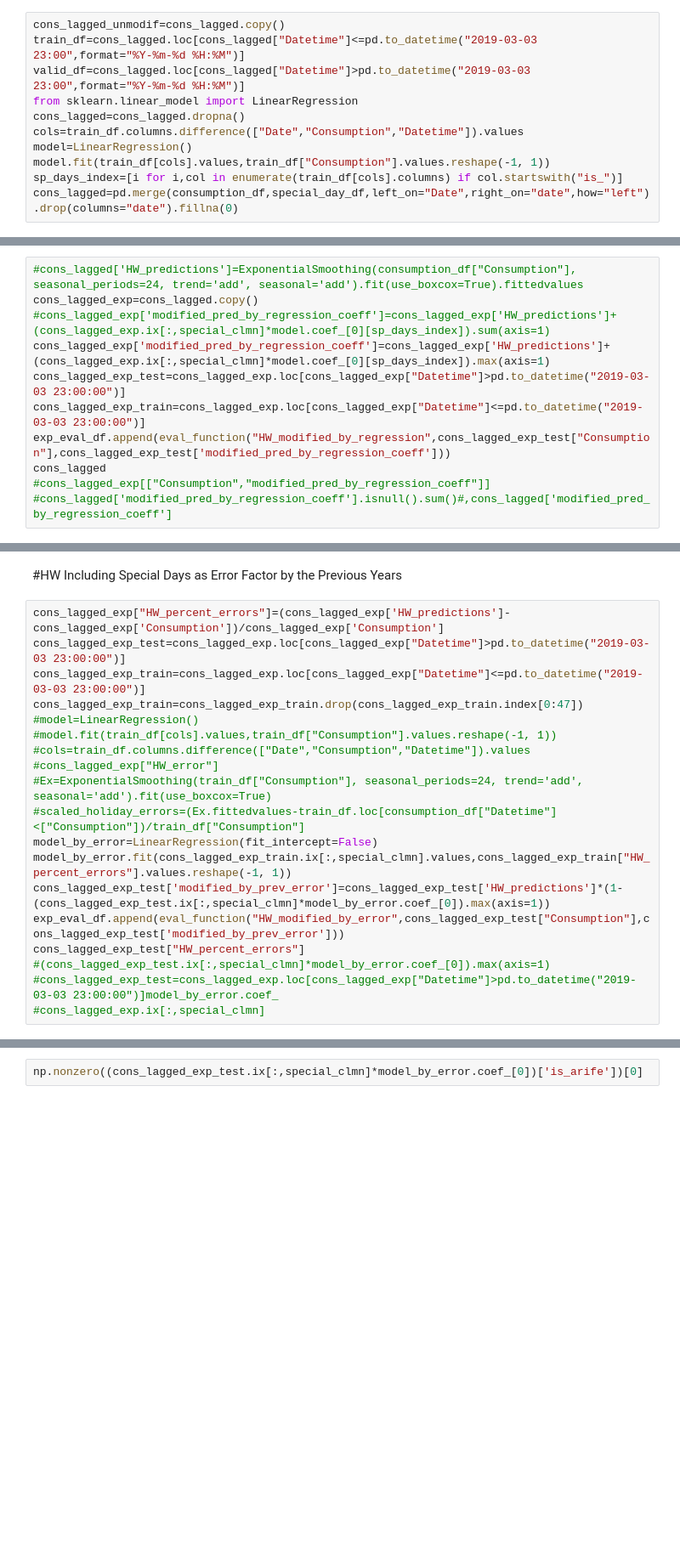
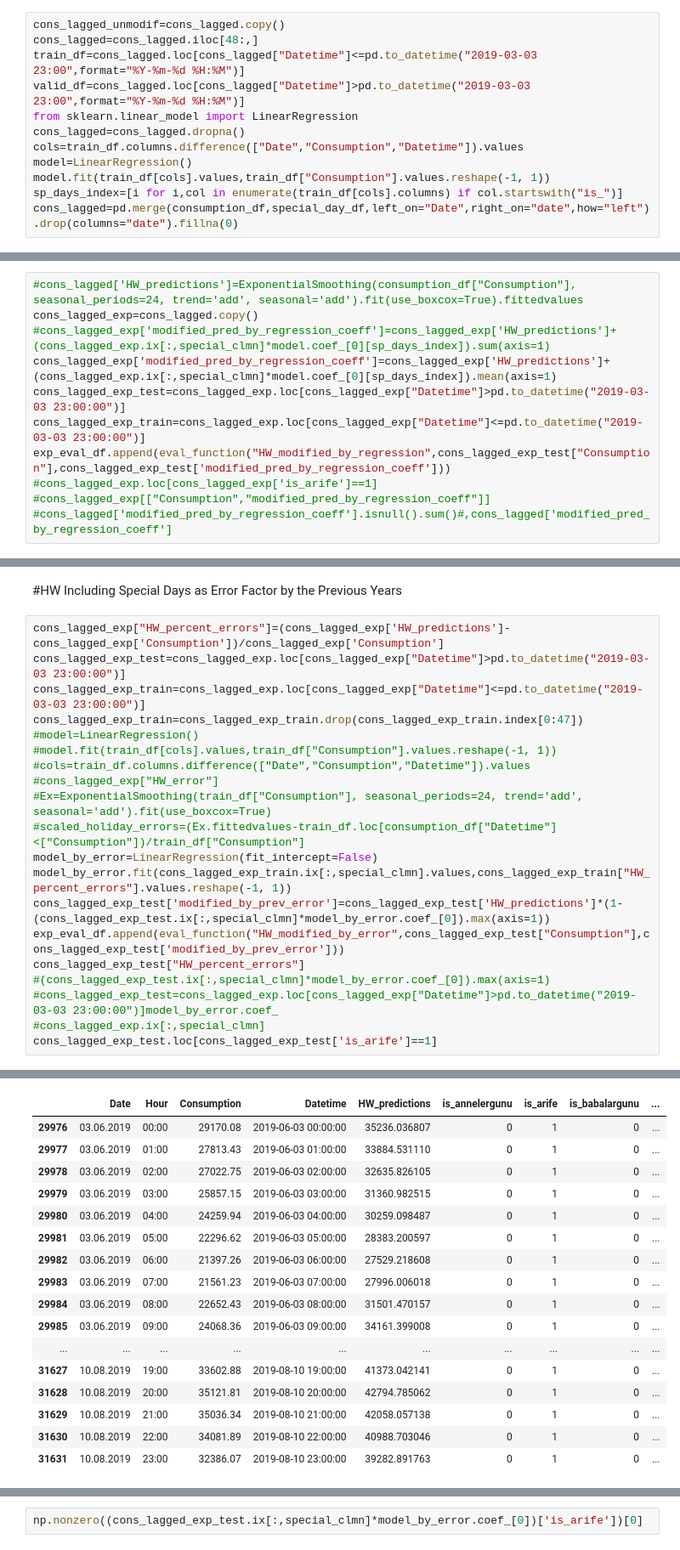
Before and after one commit to yakaralar/IE492, a Jupyter notebook: expo_smth_specialized.ipynb, the cells around one changed output, grey strips where cells are left out. Shown at 85% size. Saved outputs shown, nothing was run; the diff lists cells and outputs as text; blank space fills up the shorter version.

```diff
--- a/expo_smth_specialized.ipynb
+++ b/expo_smth_specialized.ipynb
@@ -183,6 +171,7 @@ cons_lagged.iloc[0:50]
 | 49 | 02.01.2016 | 1 | 24708.58 | 2016-01-02 01:00:00 | 27096.498240 | 27785.43 | 0.0 | ... |
 # %%
 cons_lagged_unmodif=cons_lagged.copy()
+cons_lagged=cons_lagged.iloc[48:,]
 train_df=cons_lagged.loc[cons_lagged["Datetime"]<=pd.to_datetime("2019-03-03 23:00",format="%Y-%m-%d %H:%M")]
 valid_df=cons_lagged.loc[cons_lagged["Datetime"]>pd.to_datetime("2019-03-03 23:00",format="%Y-%m-%d %H:%M")]
 from sklearn.linear_model import LinearRegression
@@ -205,11 +194,11 @@ special_clmn=[i for i,col in enumerate(cons_lagged.columns) if col.startswith("i
 #cons_lagged['HW_predictions']=ExponentialSmoothing(consumption_df["Consumption"], seasonal_periods=24, trend='add', seasonal='add').fit(use_boxcox=True).fittedvalues
 cons_lagged_exp=cons_lagged.copy()
 #cons_lagged_exp['modified_pred_by_regression_coeff']=cons_lagged_exp['HW_predictions']+(cons_lagged_exp.ix[:,special_clmn]*model.coef_[0][sp_days_index]).sum(axis=1)
-cons_lagged_exp['modified_pred_by_regression_coeff']=cons_lagged_exp['HW_predictions']+(cons_lagged_exp.ix[:,special_clmn]*model.coef_[0][sp_days_index]).max(axis=1)
+cons_lagged_exp['modified_pred_by_regression_coeff']=cons_lagged_exp['HW_predictions']+(cons_lagged_exp.ix[:,special_clmn]*model.coef_[0][sp_days_index]).mean(axis=1)
 cons_lagged_exp_test=cons_lagged_exp.loc[cons_lagged_exp["Datetime"]>pd.to_datetime("2019-03-03 23:00:00")]
 cons_lagged_exp_train=cons_lagged_exp.loc[cons_lagged_exp["Datetime"]<=pd.to_datetime("2019-03-03 23:00:00")]
 exp_eval_df.append(eval_function("HW_modified_by_regression",cons_lagged_exp_test["Consumption"],cons_lagged_exp_test['modified_pred_by_regression_coeff']))
-cons_lagged
+#cons_lagged_exp.loc[cons_lagged_exp['is_arife']==1]
 #cons_lagged_exp[["Consumption","modified_pred_by_regression_coeff"]]
 #cons_lagged['modified_pred_by_regression_coeff'].isnull().sum()#,cons_lagged['modified_pred_by_regression_coeff']
 # %% [output]
@@ -267,3 +255,5 @@ cons_lagged_exp_test["HW_percent_errors"]
 #(cons_lagged_exp_test.ix[:,special_clmn]*model_by_error.coef_[0]).max(axis=1)
 #cons_lagged_exp_test=cons_lagged_exp.loc[cons_lagged_exp["Datetime"]>pd.to_datetime("2019-03-03 23:00:00")]model_by_error.coef_
 #cons_lagged_exp.ix[:,special_clmn]
+cons_lagged_exp_test.loc[cons_lagged_exp_test['is_arife']==1]
+# %% [output]
@@ -269,0 +280,17 @@ cons_lagged_exp_test["HW_percent_errors"]
+|  | Date | Hour | Consumption | Datetime | HW_predictions | is_annelergunu | is_arife | is_babalargunu | ... |
+| 29976 | 03.06.2019 | 00:00 | 29170.08 | 2019-06-03 00:00:00 | 35236.036807 | 0 | 1 | 0 | ... |
+| 29977 | 03.06.2019 | 01:00 | 27813.43 | 2019-06-03 01:00:00 | 33884.531110 | 0 | 1 | 0 | ... |
+| 29978 | 03.06.2019 | 02:00 | 27022.75 | 2019-06-03 02:00:00 | 32635.826105 | 0 | 1 | 0 | ... |
+| 29979 | 03.06.2019 | 03:00 | 25857.15 | 2019-06-03 03:00:00 | 31360.982515 | 0 | 1 | 0 | ... |
+| 29980 | 03.06.2019 | 04:00 | 24259.94 | 2019-06-03 04:00:00 | 30259.098487 | 0 | 1 | 0 | ... |
+| 29981 | 03.06.2019 | 05:00 | 22296.62 | 2019-06-03 05:00:00 | 28383.200597 | 0 | 1 | 0 | ... |
+| 29982 | 03.06.2019 | 06:00 | 21397.26 | 2019-06-03 06:00:00 | 27529.218608 | 0 | 1 | 0 | ... |
+| 29983 | 03.06.2019 | 07:00 | 21561.23 | 2019-06-03 07:00:00 | 27996.006018 | 0 | 1 | 0 | ... |
+| 29984 | 03.06.2019 | 08:00 | 22652.43 | 2019-06-03 08:00:00 | 31501.470157 | 0 | 1 | 0 | ... |
+| 29985 | 03.06.2019 | 09:00 | 24068.36 | 2019-06-03 09:00:00 | 34161.399008 | 0 | 1 | 0 | ... |
+| ... | ... | ... | ... | ... | ... | ... | ... | ... | ... |
+| 31627 | 10.08.2019 | 19:00 | 33602.88 | 2019-08-10 19:00:00 | 41373.042141 | 0 | 1 | 0 | ... |
+| 31628 | 10.08.2019 | 20:00 | 35121.81 | 2019-08-10 20:00:00 | 42794.785062 | 0 | 1 | 0 | ... |
+| 31629 | 10.08.2019 | 21:00 | 35036.34 | 2019-08-10 21:00:00 | 42058.057138 | 0 | 1 | 0 | ... |
+| 31630 | 10.08.2019 | 22:00 | 34081.89 | 2019-08-10 22:00:00 | 40988.703046 | 0 | 1 | 0 | ... |
+| 31631 | 10.08.2019 | 23:00 | 32386.07 | 2019-08-10 23:00:00 | 39282.891763 | 0 | 1 | 0 | ... |
```
Also changed, not shown: parts of 12 cells of this notebook.
